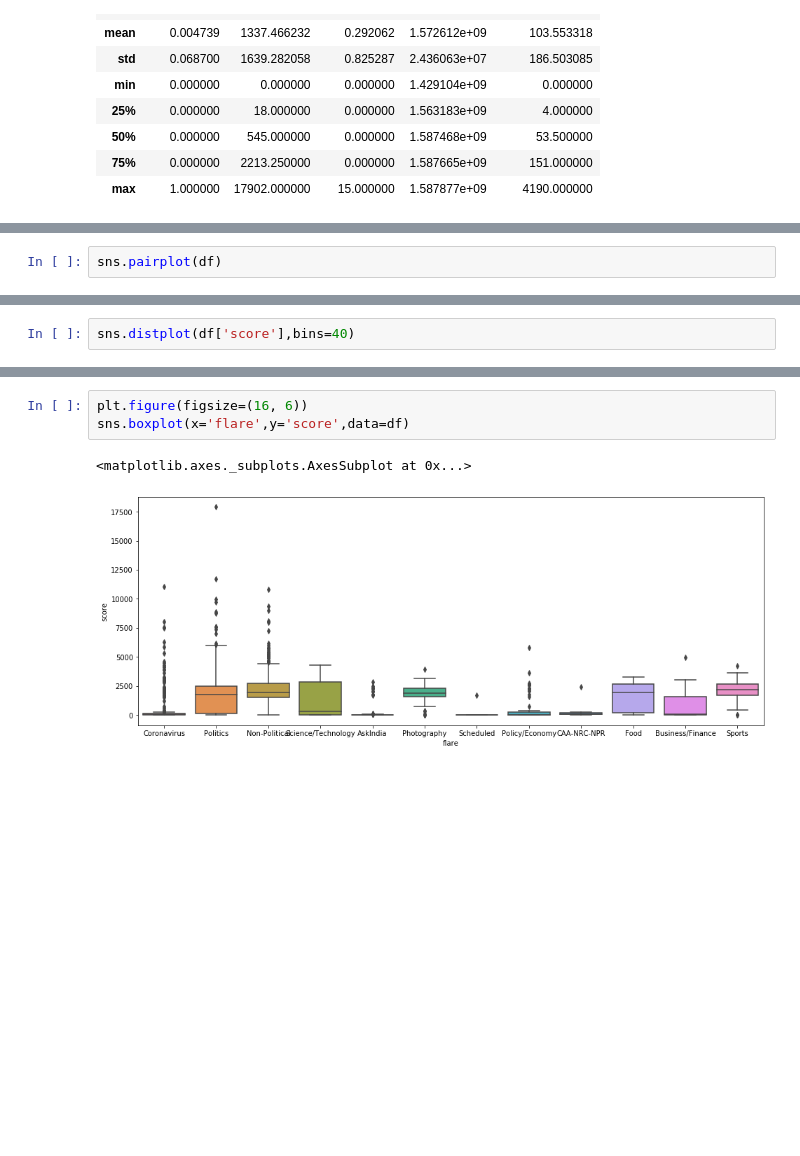
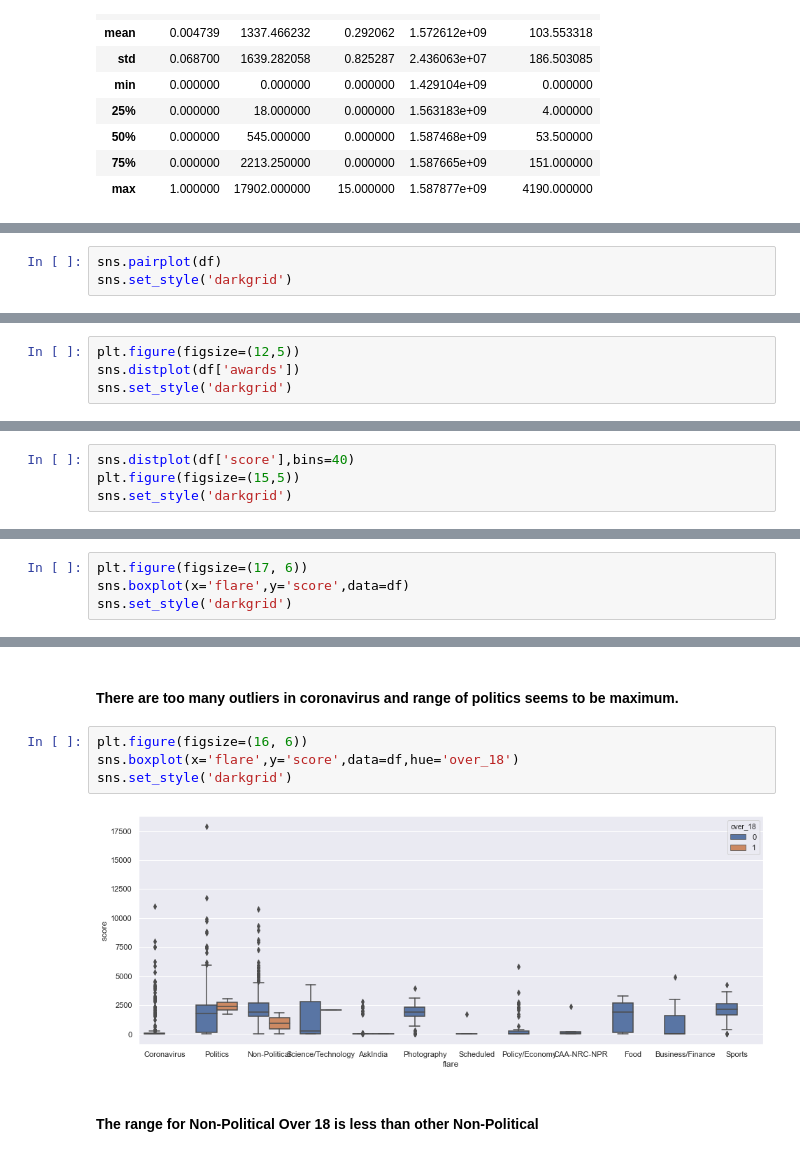
Before and after one commit to Sjsingh101/Reddit-Flare-Classifier, a Jupyter notebook: Notebook/Data Analysis.ipynb, the cells around one changed output, grey strips where cells are left out. Saved outputs shown, nothing was run; the diff lists cells and outputs as text; blank space fills up the shorter version.

```diff
--- a/Notebook/Data Analysis.ipynb
+++ b/Notebook/Data Analysis.ipynb
@@ -247,3 +148,4 @@ sns.countplot(x='flare',data=df)
 # %%
 sns.pairplot(df)
+sns.set_style('darkgrid')
 # %% [output]
@@ -261,0 +164,4 @@ sns.clustermap(df.corr())
+# %%
+plt.figure(figsize=(12,5))
+sns.distplot(df['awards'])
+sns.set_style('darkgrid')
@@ -262,3 +174,5 @@ sns.clustermap(df.corr())
 # %%
 sns.distplot(df['score'],bins=40)
+plt.figure(figsize=(15,5))
+sns.set_style('darkgrid')
 # %% [output]
@@ -271,0 +183,4 @@ sns.distplot(df['creation_time'],bins=30)
+# %%
+plt.figure(figsize=(17, 6))
+sns.boxplot(x='flare',y='score',data=df)
+sns.set_style('darkgrid')
@@ -272,8 +189,12 @@ sns.distplot(df['creation_time'],bins=30)
+# %% [markdown]
+#### There are too many outliers in coronavirus and range of politics seems to be maximum.
 # %%
 plt.figure(figsize=(16, 6))
-sns.boxplot(x='flare',y='score',data=df)
+sns.boxplot(x='flare',y='score',data=df,hue='over_18')
+sns.set_style('darkgrid')
 # %% [output]
-<matplotlib.axes._subplots.AxesSubplot at 0x...>
-[figure, old version]
+[figure, new version]
+# %% [markdown]
+#### The range for Non-Political Over 18 is less than other Non-Political
 # %%
 plt.figure(figsize=(16, 6))
```
Also changed, not shown: parts of 54 cells of this notebook, 5 other files.
